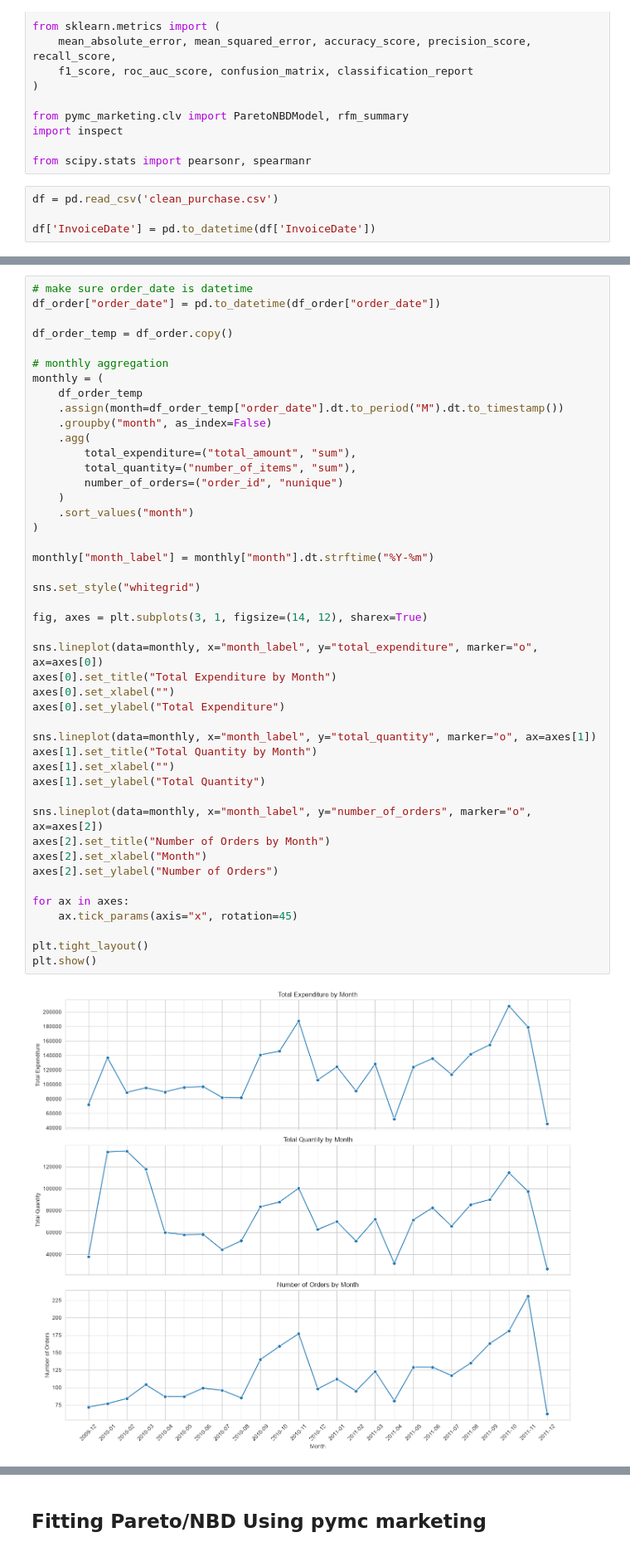
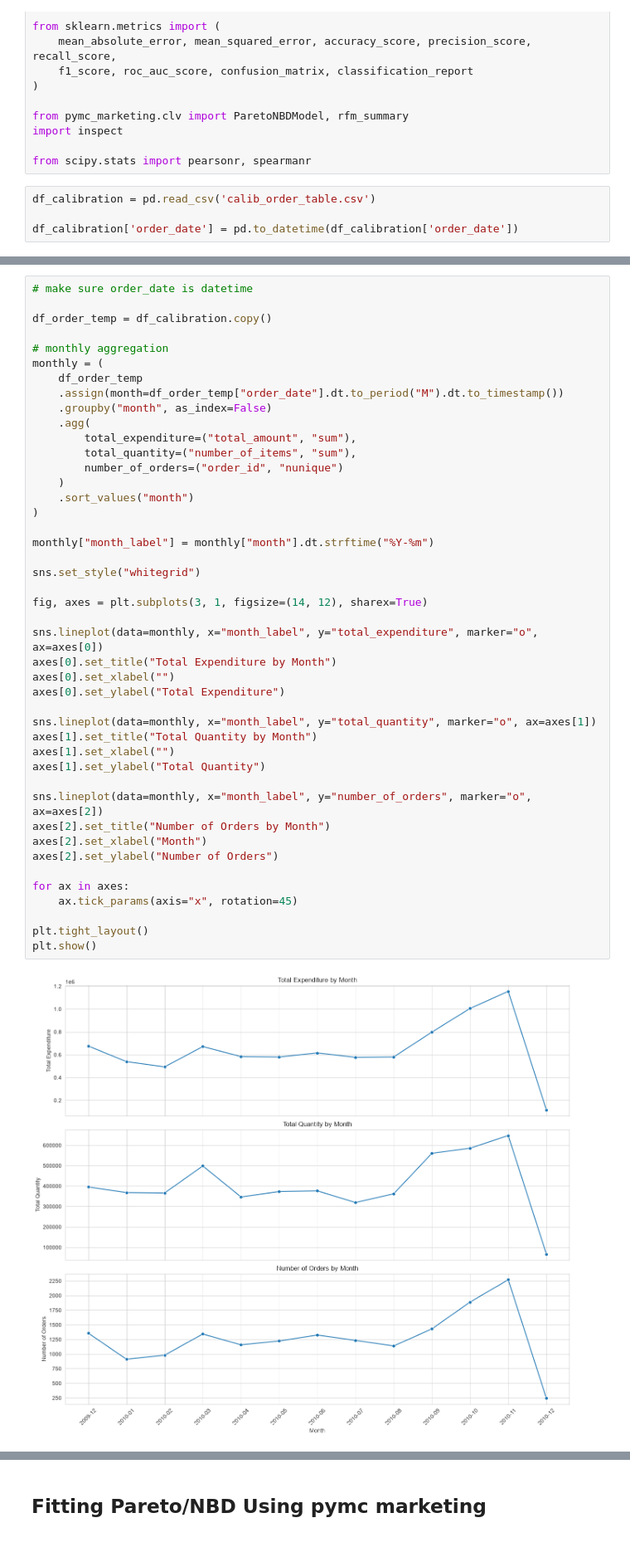
Before and after one commit to amdirfan88/customer-clv, a Jupyter notebook: notebooks/02_Churn.ipynb, the cells around one changed output, grey strips where cells are left out. Shown at 83% size. Saved outputs shown, nothing was run; the diff lists cells and outputs as text.

Commit message:
Cleaning done after time splitting

```diff
--- a/notebooks/02_Churn.ipynb
+++ b/notebooks/02_Churn.ipynb
@@ -25,7 +25,7 @@ import inspect
 
 from scipy.stats import pearsonr, spearmanr
 # %%
-df = pd.read_csv('clean_purchase.csv')
+df_calibration = pd.read_csv('calib_order_table.csv')
 
-df['InvoiceDate'] = pd.to_datetime(df['InvoiceDate'])
+df_calibration['order_date'] = pd.to_datetime(df_calibration['order_date'])
 # %%
@@ -148,8 +48,7 @@ memory usage: 1.8+ MB
 # %%
 # make sure order_date is datetime
-df_order["order_date"] = pd.to_datetime(df_order["order_date"])
 
-df_order_temp = df_order.copy()
+df_order_temp = df_calibration.copy()
 
 # monthly aggregation
 monthly = (
@@ -164,31 +63,31 @@ monthly = (
     .sort_values("month")
 )
 
 monthly["month_label"] = monthly["month"].dt.strftime("%Y-%m")
 
 sns.set_style("whitegrid")
 
 fig, axes = plt.subplots(3, 1, figsize=(14, 12), sharex=True)
 
 sns.lineplot(data=monthly, x="month_label", y="total_expenditure", marker="o", ax=axes[0])
 axes[0].set_title("Total Expenditure by Month")
 axes[0].set_xlabel("")
 axes[0].set_ylabel("Total Expenditure")
 
 sns.lineplot(data=monthly, x="month_label", y="total_quantity", marker="o", ax=axes[1])
 axes[1].set_title("Total Quantity by Month")
 axes[1].set_xlabel("")
 axes[1].set_ylabel("Total Quantity")
 
 sns.lineplot(data=monthly, x="month_label", y="number_of_orders", marker="o", ax=axes[2])
 axes[2].set_title("Number of Orders by Month")
 axes[2].set_xlabel("Month")
 axes[2].set_ylabel("Number of Orders")
 
 for ax in axes:
     ax.tick_params(axis="x", rotation=45)
 
 plt.tight_layout()
 plt.show()
 # %% [output]
-[figure, old version]
+[figure, new version]
```
Also changed, not shown: parts of 37 cells of this notebook, 1 other file.
